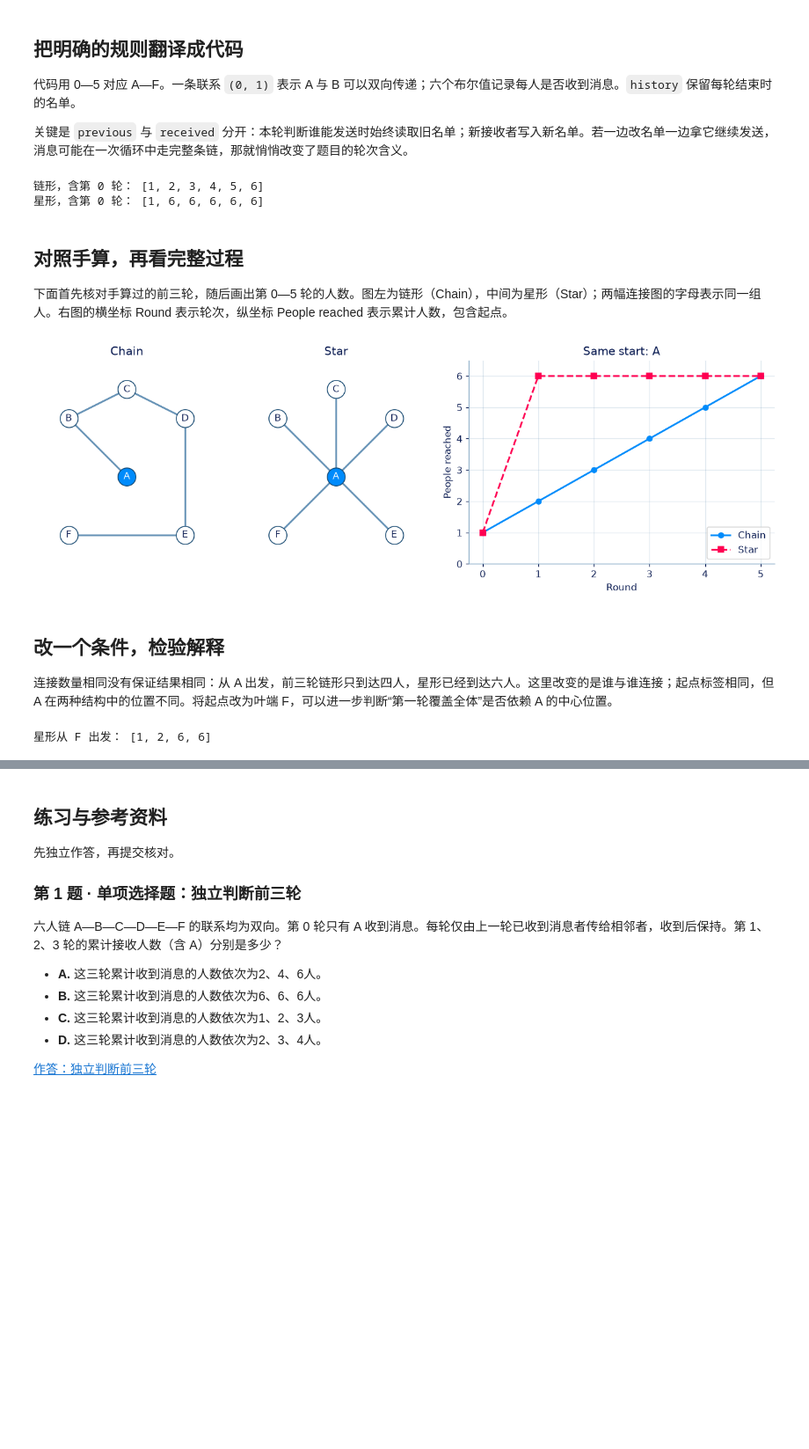
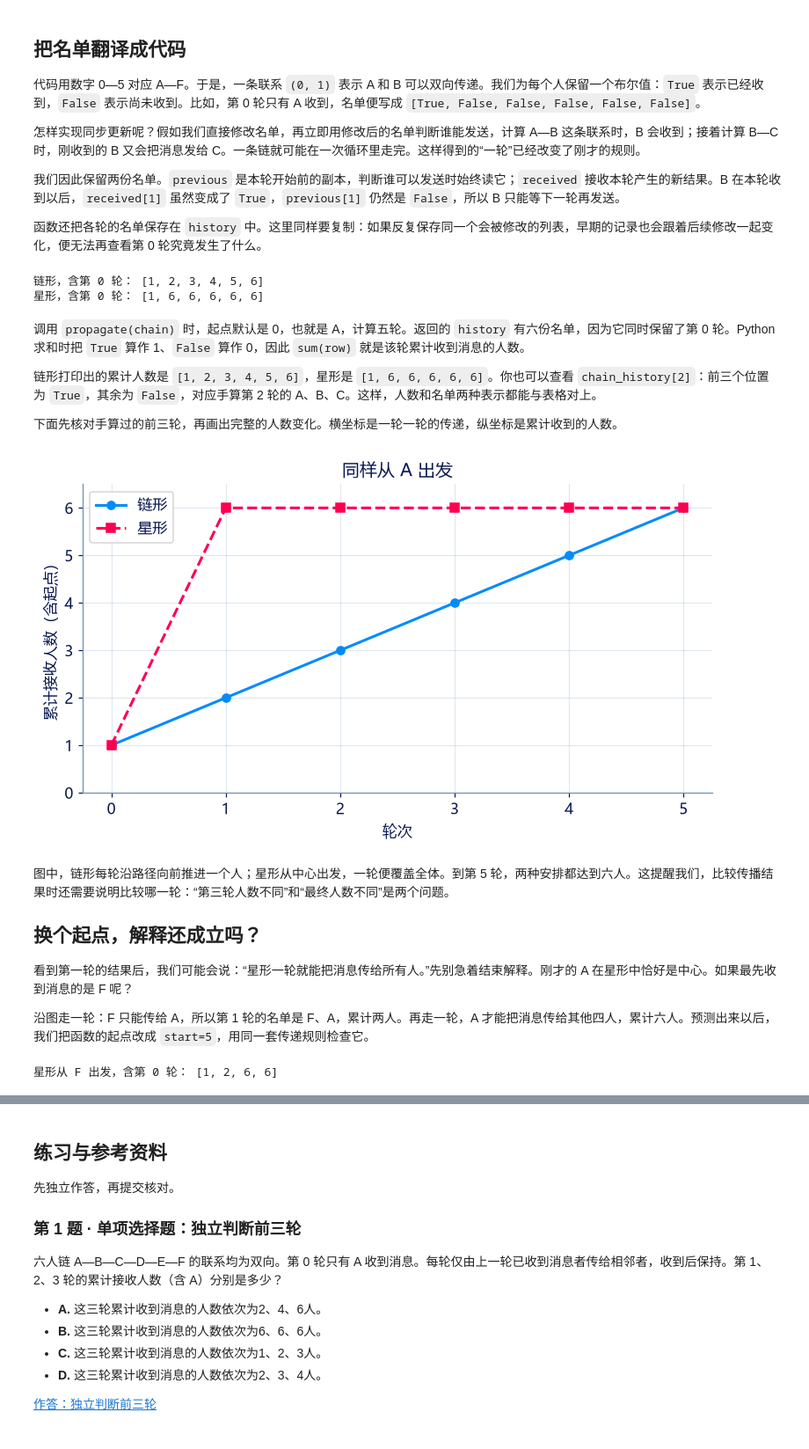
Before and after one commit to xuxu-wei/dive-2-systems-science, a Jupyter notebook: notebooks/00-导论/03-从系统问题走向计算与证据.ipynb, the cells around one changed output, grey strips where cells are left out. Shown at 88% size. Cells and saved outputs as stored; diff of their text form; code cells hidden in the pictures; blank space fills up the shorter version.

```diff
--- a/notebooks/00-导论/03-从系统问题走向计算与证据.ipynb
+++ b/notebooks/00-导论/03-从系统问题走向计算与证据.ipynb
@@ -38,8 +66,12 @@ notebook_service_ready()
 # %% [markdown]
-## 把明确的规则翻译成代码
+## 把名单翻译成代码
 
-代码用 0—5 对应 A—F。一条联系 `(0, 1)` 表示 A 与 B 可以双向传递；六个布尔值记录每人是否收到消息。`history` 保留每轮结束时的名单。
+代码用数字 0—5 对应 A—F。于是，一条联系 `(0, 1)` 表示 A 和 B 可以双向传递。我们为每个人保留一个布尔值：`True` 表示已经收到，`False` 表示尚未收到。比如，第 0 轮只有 A 收到，名单便写成 `[True, False, False, False, False, False]`。
 
-关键是 `previous` 与 `received` 分开：本轮判断谁能发送时始终读取旧名单；新接收者写入新名单。若一边改名单一边拿它继续发送，消息可能在一次循环中走完整条链，那就悄悄改变了题目的轮次含义。
+怎样实现同步更新呢？假如我们直接修改名单，再立即用修改后的名单判断谁能发送，计算 A—B 这条联系时，B 会收到；接着计算 B—C 时，刚收到的 B 又会把消息发给 C。一条链就可能在一次循环里走完。这样得到的“一轮”已经改变了刚才的规则。
+
+我们因此保留两份名单。`previous` 是本轮开始前的副本，判断谁可以发送时始终读它；`received` 接收本轮产生的新结果。B 在本轮收到以后，`received[1]` 虽然变成了 `True`，`previous[1]` 仍然是 `False`，所以 B 只能等下一轮再发送。
+
+函数还把各轮的名单保存在 `history` 中。这里同样要复制：如果反复保存同一个会被修改的列表，早期的记录也会跟着后续修改一起变化，便无法再查看第 0 轮究竟发生了什么。
 # %%
 def propagate(edges, start=0, rounds=5):
@@ -68,48 +98,40 @@ print('星形，含第 0 轮：', star_counts)
 链形，含第 0 轮： [1, 2, 3, 4, 5, 6]
 星形，含第 0 轮： [1, 6, 6, 6, 6, 6]
 # %% [markdown]
-## 对照手算，再看完整过程
+调用 `propagate(chain)` 时，起点默认是 0，也就是 A，计算五轮。返回的 `history` 有六份名单，因为它同时保留了第 0 轮。Python 求和时把 `True` 算作 1、`False` 算作 0，因此 `sum(row)` 就是该轮累计收到消息的人数。
 
-下面首先核对手算过的前三轮，随后画出第 0—5 轮的人数。图左为链形（Chain），中间为星形（Star）；两幅连接图的字母表示同一组人。右图的横坐标 Round 表示轮次，纵坐标 People reached 表示累计人数，包含起点。
+链形打印出的累计人数是 `[1, 2, 3, 4, 5, 6]`，星形是 `[1, 6, 6, 6, 6, 6]`。你也可以查看 `chain_history[2]`：前三个位置为 `True`，其余为 `False`，对应手算第 2 轮的 A、B、C。这样，人数和名单两种表示都能与表格对上。
+
+下面先核对手算过的前三轮，再画出完整的人数变化。横坐标是一轮一轮的传递，纵坐标是累计收到的人数。
-# %%
-assert chain_counts[:4] == [1, 2, 3, 4]
-assert star_counts[:4] == [1, 6, 6, 6]
-
-import matplotlib.pyplot as plt
-from systems_science import plot_style
-
-plot_style()
-fig, axes = plt.subplots(1, 3, figsize=(12, 4), gridspec_kw={'width_ratios':[1,1,1.5]})
-positions = [(0, 0), (-1, 1), (0, 1.5), (1, 1), (1, -1), (-1, -1)]
-for ax, edges, title in zip(axes[:2], [chain, star], ['Chain', 'Star']):
-    for left, right in edges:
-        ax.plot([positions[left][0], positions[right][0]],
-                [positions[left][1], positions[right][1]], color='#6491b5', zorder=1)
-    for i, (x, y) in enumerate(positions):
-        ax.scatter(x, y, s=420, color='#008bfb' if i==0 else 'white',
-                   edgecolor='#14476f', zorder=2)
-        ax.text(x, y, chr(65+i), ha='center', va='center', color='white' if i==0 else '#081950')
-    ax.set(xlim=(-1.5,1.5), ylim=(-1.5,2), title=title, aspect='equal')
-    ax.axis('off')
-axes[2].plot(range(6), chain_counts, 'o-', color='#008bfb', label='Chain')
-axes[2].plot(range(6), star_counts, 's--', color='#ff0051', label='Star')
-axes[2].set(xlabel='Round', ylabel='People reached', xticks=range(6), yticks=range(7), ylim=(0,6.5), title='Same start: A')
-axes[2].legend()
-plt.show()
-# %% [output]
-[figure, old version]
+# %%
+assert chain_counts[:4] == [1, 2, 3, 4]
+assert star_counts[:4] == [1, 6, 6, 6]
+
+fig, ax = plt.subplots(figsize=(7, 4))
+ax.plot(range(6), chain_counts, 'o-', color='#008bfb', label='链形')
+ax.plot(range(6), star_counts, 's--', color='#ff0051', label='星形')
+ax.set(xlabel='轮次', ylabel='累计接收人数（含起点）',
+       xticks=range(6), yticks=range(7), ylim=(0, 6.5), title='同样从 A 出发')
+ax.legend()
+plt.show()
+# %% [output]
+[figure, added]
 # %% [markdown]
-## 改一个条件，检验解释
+图中，链形每轮沿路径向前推进一个人；星形从中心出发，一轮便覆盖全体。到第 5 轮，两种安排都达到六人。这提醒我们，比较传播结果时还需要说明比较哪一轮：“第三轮人数不同”和“最终人数不同”是两个问题。
 
-连接数量相同没有保证结果相同：从 A 出发，前三轮链形只到达四人，星形已经到达六人。这里改变的是谁与谁连接；起点标签相同，但 A 在两种结构中的位置不同。将起点改为叶端 F，可以进一步判断“第一轮覆盖全体”是否依赖 A 的中心位置。
+## 换个起点，解释还成立吗？
+
+看到第一轮的结果后，我们可能会说：“星形一轮就能把消息传给所有人。”先别急着结束解释。刚才的 A 在星形中恰好是中心。如果最先收到消息的是 F 呢？
+
+沿图走一轮：F 只能传给 A，所以第 1 轮的名单是 F、A，累计两人。再走一轮，A 才能把消息传给其他四人，累计六人。预测出来以后，我们把函数的起点改成 `start=5`，用同一套传递规则检查它。
 # %%
 star_from_f = [sum(row) for row in propagate(star, start=5, rounds=3)]
-print('星形从 F 出发：', star_from_f)
+print('星形从 F 出发，含第 0 轮：', star_from_f)
 assert star_from_f == [1, 2, 6, 6]  # F → A → 其余四人
 
-# 不传递或没有联系时，只有起点收到；联系列举的顺序不应改变同步更新。
+# 零轮、没有联系，以及改变联系的列举顺序，都可以用规则直接核对。
 assert [sum(row) for row in propagate(chain, rounds=0)] == [1]
 assert [sum(row) for row in propagate([], rounds=3)] == [1, 1, 1, 1]
 assert propagate(list(reversed(chain))) == chain_history
 # %% [output]
-星形从 F 出发： [1, 2, 6, 6]
+星形从 F 出发，含第 0 轮： [1, 2, 6, 6]
```
Also changed, not shown: parts of 7 cells of this notebook, 28 other files.
